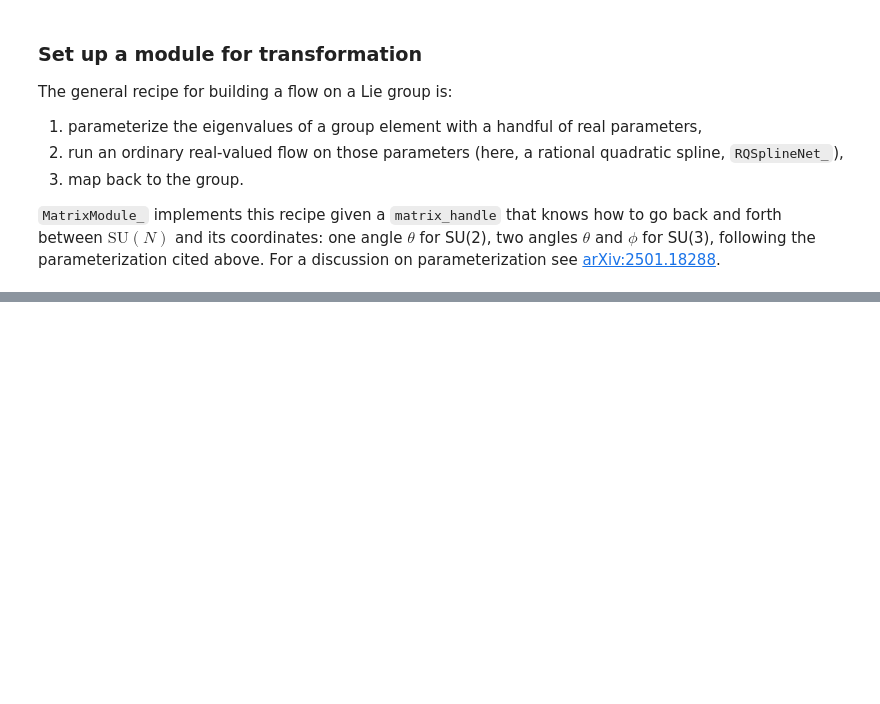
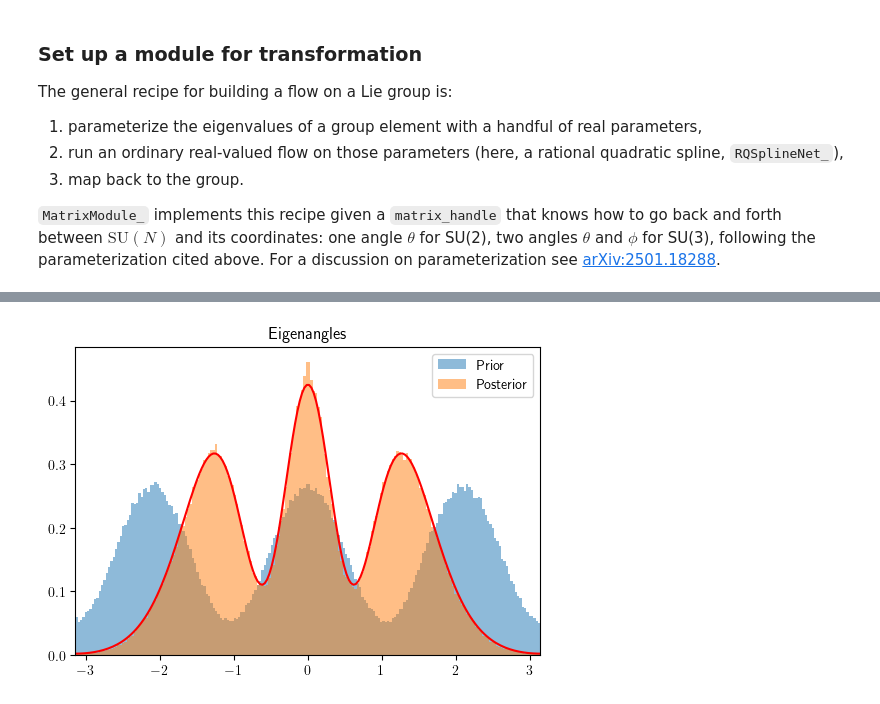
Before and after one commit to jkomijani/normflow, a Jupyter notebook: examples/matrix_models/SUN_matrix_model.ipynb, the cells around one changed output, grey strips where cells are left out. Saved outputs shown, nothing was run; the diff lists cells and outputs as text; code cells hidden in the pictures; blank space fills up the shorter version.

```diff
--- a/examples/matrix_models/SUN_matrix_model.ipynb
+++ b/examples/matrix_models/SUN_matrix_model.ipynb
@@ -235,0 +337,29 @@ plt.plot([xmin, xmax], [xmin + shift, xmax + shift], 'w:', linewidth=1);
+# %%
+# Sample from the data-trained model. With no action, there is nothing
+# to reweight against (no ESS, no bias correction) -- these samples are
+# taken at face value
+
+x, logr = databased_model.prior.sample_(batch_size=1024 * 128)
+
+with torch.no_grad():
+    y, logj = databased_model.network_fn_(x)
+
+angles_x = grab(torch.angle(eigu(x)[0]))
+angles_y = grab(torch.angle(eigu(y)[0]))
+# %%
+fig, axs = plt.subplots(1, 1, figsize=(6, 4))
+
+plt.hist(angles_x.ravel(), density=True, bins=200, alpha=0.5, label='Prior')
+plt.hist(angles_y.ravel(), density=True, bins=200, alpha=0.5, label='Posterior')
+plt.xlim([-torch.pi, torch.pi])
+plt.title("Eigenangles")
+plt.legend()
+
+
+# For comparison, overlay the analytic target computed from the true
+# action (model.action) -- databased_model itself never saw this action
+x_0, pdf_0 = su3_phase_marginal_dist(model.action, bins=200)
+x_0, pdf_0 = grab(x_0), grab(pdf_0)
+plt.plot(x_0, pdf_0, color='r');
+# %% [output]
+[figure, added]
```
Also changed, not shown: parts of 16 cells of this notebook.
